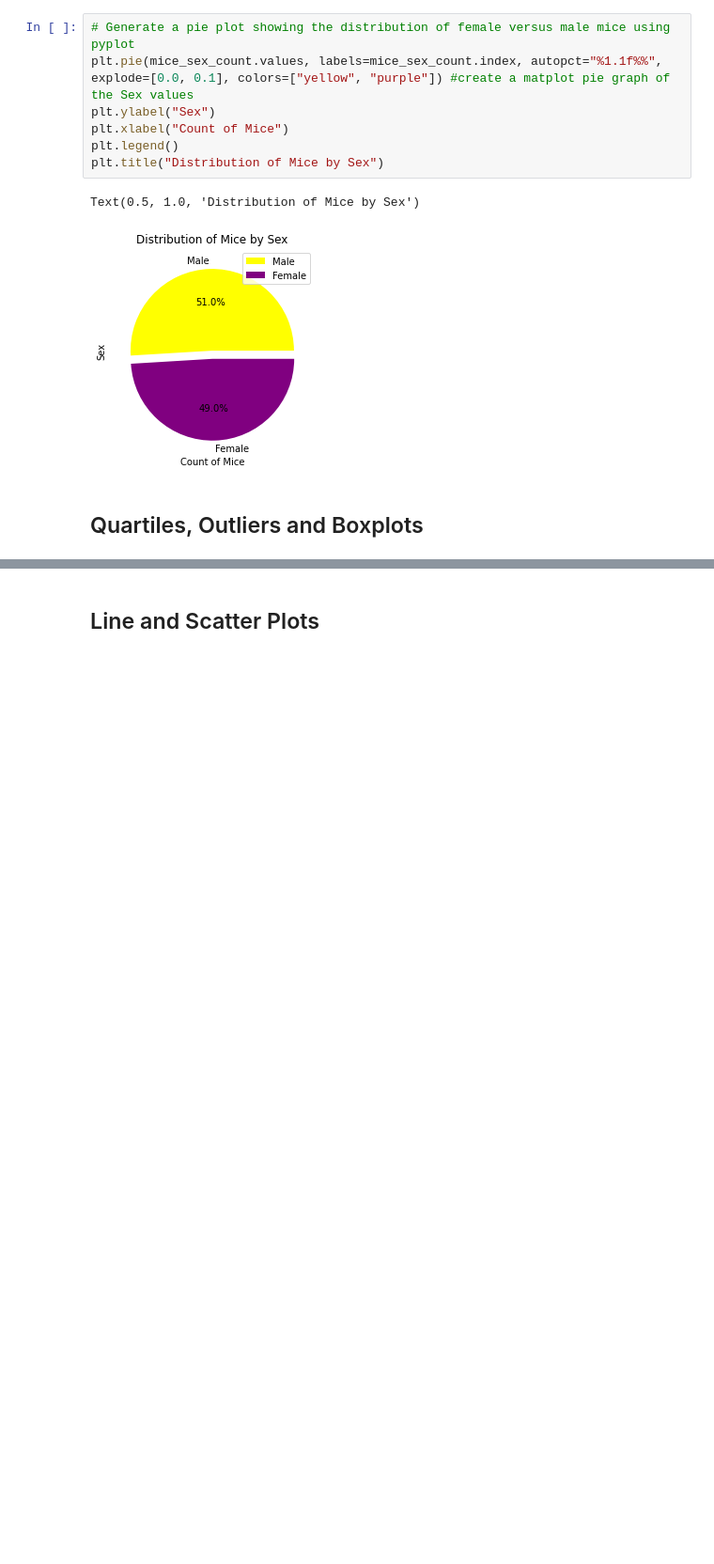
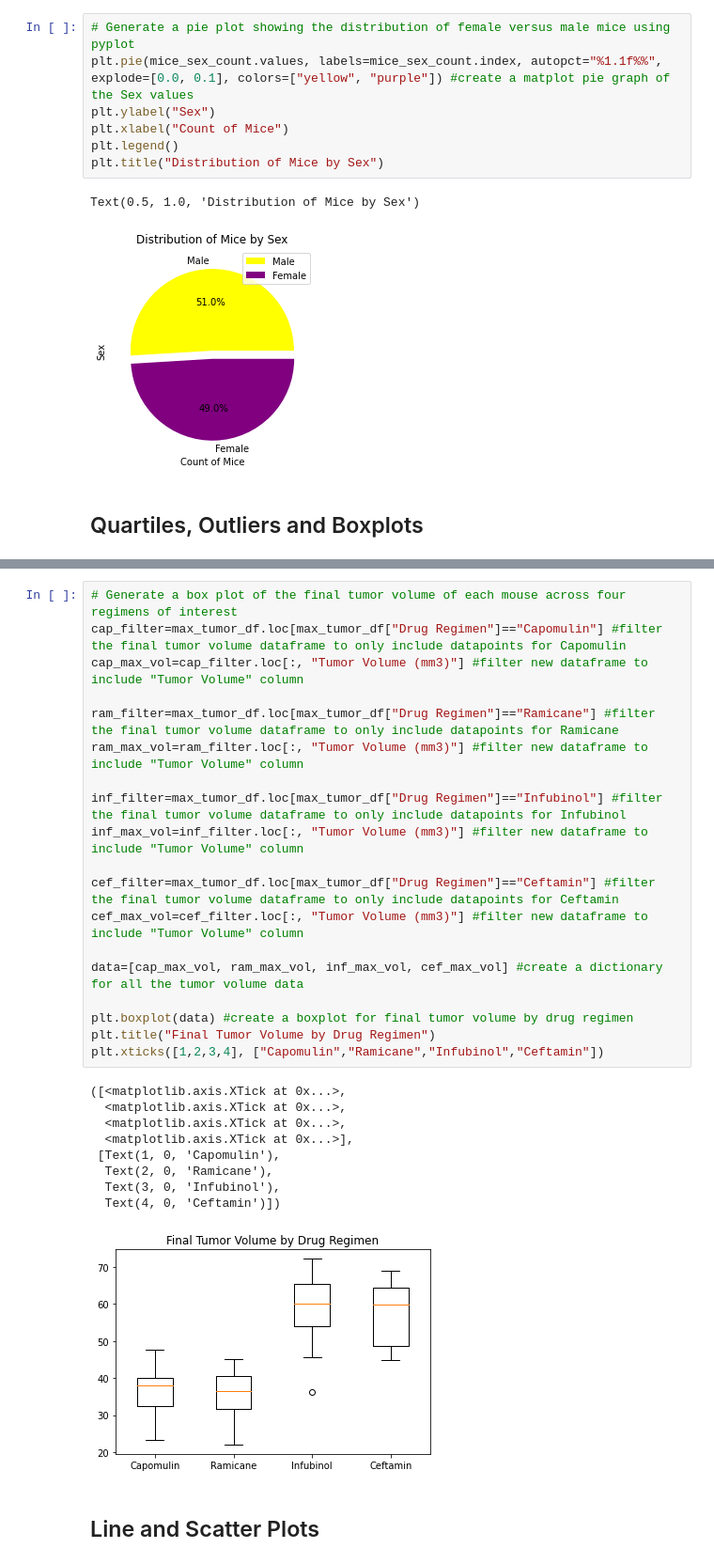
Before and after one commit to felpronove/matplotlib-challenge, a Jupyter notebook: Pymaceuticals/pymaceuticals_starter.ipynb, the cells around one changed output, grey strips where cells are left out. Shown at 94% size. Saved outputs shown, nothing was run; the diff lists cells and outputs as text; blank space fills up the shorter version.

```diff
--- a/Pymaceuticals/pymaceuticals_starter.ipynb
+++ b/Pymaceuticals/pymaceuticals_starter.ipynb
@@ -242,3 +281,32 @@ pd.merge(clean_df, max_mouse, how="inner", on="Mouse ID")
+# %%
+# Generate a box plot of the final tumor volume of each mouse across four regimens of interest
+cap_filter=max_tumor_df.loc[max_tumor_df["Drug Regimen"]=="Capomulin"] #filter the final tumor volume dataframe to only include datapoints for Capomulin
+cap_max_vol=cap_filter.loc[:, "Tumor Volume (mm3)"] #filter new dataframe to include "Tumor Volume" column
+
+ram_filter=max_tumor_df.loc[max_tumor_df["Drug Regimen"]=="Ramicane"] #filter the final tumor volume dataframe to only include datapoints for Ramicane
+ram_max_vol=ram_filter.loc[:, "Tumor Volume (mm3)"] #filter new dataframe to include "Tumor Volume" column
+
+inf_filter=max_tumor_df.loc[max_tumor_df["Drug Regimen"]=="Infubinol"] #filter the final tumor volume dataframe to only include datapoints for Infubinol
+inf_max_vol=inf_filter.loc[:, "Tumor Volume (mm3)"] #filter new dataframe to include "Tumor Volume" column
+
+cef_filter=max_tumor_df.loc[max_tumor_df["Drug Regimen"]=="Ceftamin"] #filter the final tumor volume dataframe to only include datapoints for Ceftamin
+cef_max_vol=cef_filter.loc[:, "Tumor Volume (mm3)"] #filter new dataframe to include "Tumor Volume" column
+
+data=[cap_max_vol, ram_max_vol, inf_max_vol, cef_max_vol] #create a dictionary for all the tumor volume data
+
+plt.boxplot(data) #create a boxplot for final tumor volume by drug regimen
+plt.title("Final Tumor Volume by Drug Regimen")
+plt.xticks([1,2,3,4], ["Capomulin","Ramicane","Infubinol","Ceftamin"])
+# %% [output]
+([<matplotlib.axis.XTick at 0x...>,
+  <matplotlib.axis.XTick at 0x...>,
+  <matplotlib.axis.XTick at 0x...>,
+  <matplotlib.axis.XTick at 0x...>],
+ [Text(1, 0, 'Capomulin'),
+  Text(2, 0, 'Ramicane'),
+  Text(3, 0, 'Infubinol'),
+  Text(4, 0, 'Ceftamin')])
+[figure, added]
 # %% [markdown]
 ## Line and Scatter Plots
 # %%
```
Also changed, not shown: parts of 9 cells of this notebook.
